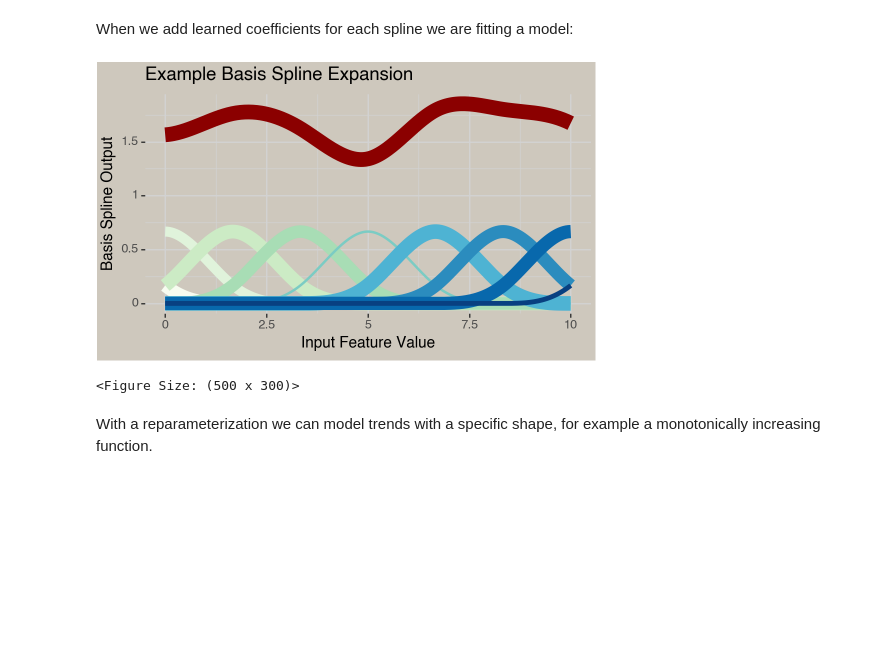
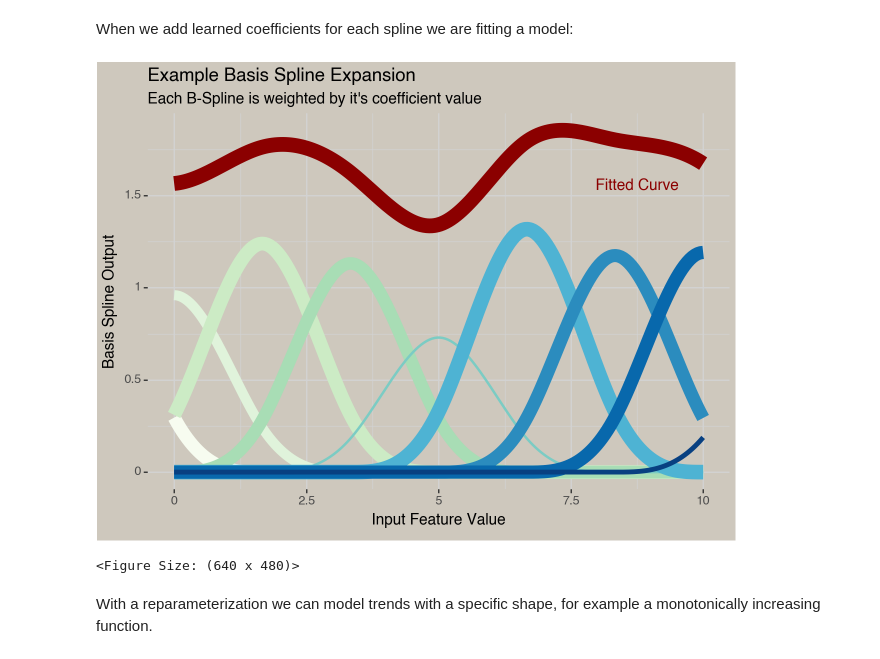
Before and after one commit to mattmills49/Blog-Posts, a Jupyter notebook: glum_splines/monotonic_spline_jax.ipynb, the cells around one changed output. Cells and saved outputs as stored; diff of their text form; code cells hidden in the pictures; blank space fills up the shorter version.

```diff
--- a/glum_splines/monotonic_spline_jax.ipynb
+++ b/glum_splines/monotonic_spline_jax.ipynb
@@ -124,23 +126,25 @@ When we add learned coefficients for each spline we are fitting a model:
 # %%
 #| echo: False
 pred_df = (
     basis_long.
     groupby('x', as_index=False).
     fitted.sum()
 )
 
-(ggplot(basis_long, aes(x='x', y='value', color='basis')) +
+(ggplot(basis_long, aes(x='x', y='fitted', color='basis')) +
  geom_line(aes(size='coef')) +
  geom_line(pred_df, aes(x='x', y='fitted', size=2), color='darkred') +
  guides(color=False) +
  scale_color_brewer(palette=4) +
  ggtitle('Example Basis Spline Expansion') +
  xlab('Input Feature Value') +
  ylab('Basis Spline Output') +
- cherry_theme(figure_size=(5, 3), legend_position='none')
+ cherry_theme(legend_position='none') +
+ annotate('text', x=8.75, y=1.55, label='Fitted Curve', color='darkred') +
+ labs(subtitle="Each B-Spline is weighted by it's coefficient value")
 )
 # %% [output]
-[figure, old version]
+[figure, new version]
-<Figure Size: (500 x 300)>
+<Figure Size: (640 x 480)>
 # %% [markdown]
 With a reparameterization we can model trends with a specific shape, for example a monotonically increasing function.
```
Also changed, not shown: parts of 3 cells of this notebook, 6 other files.
